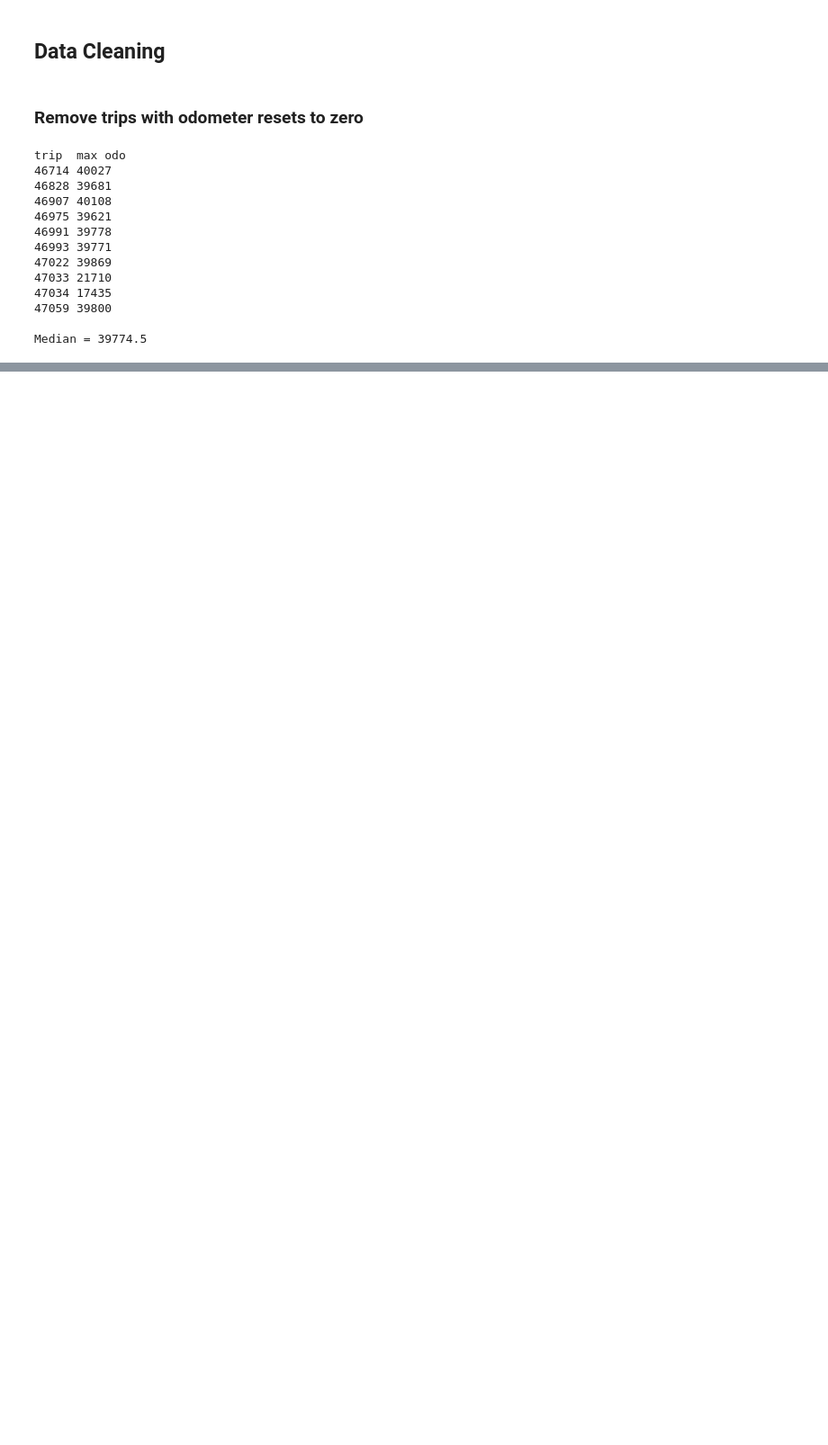
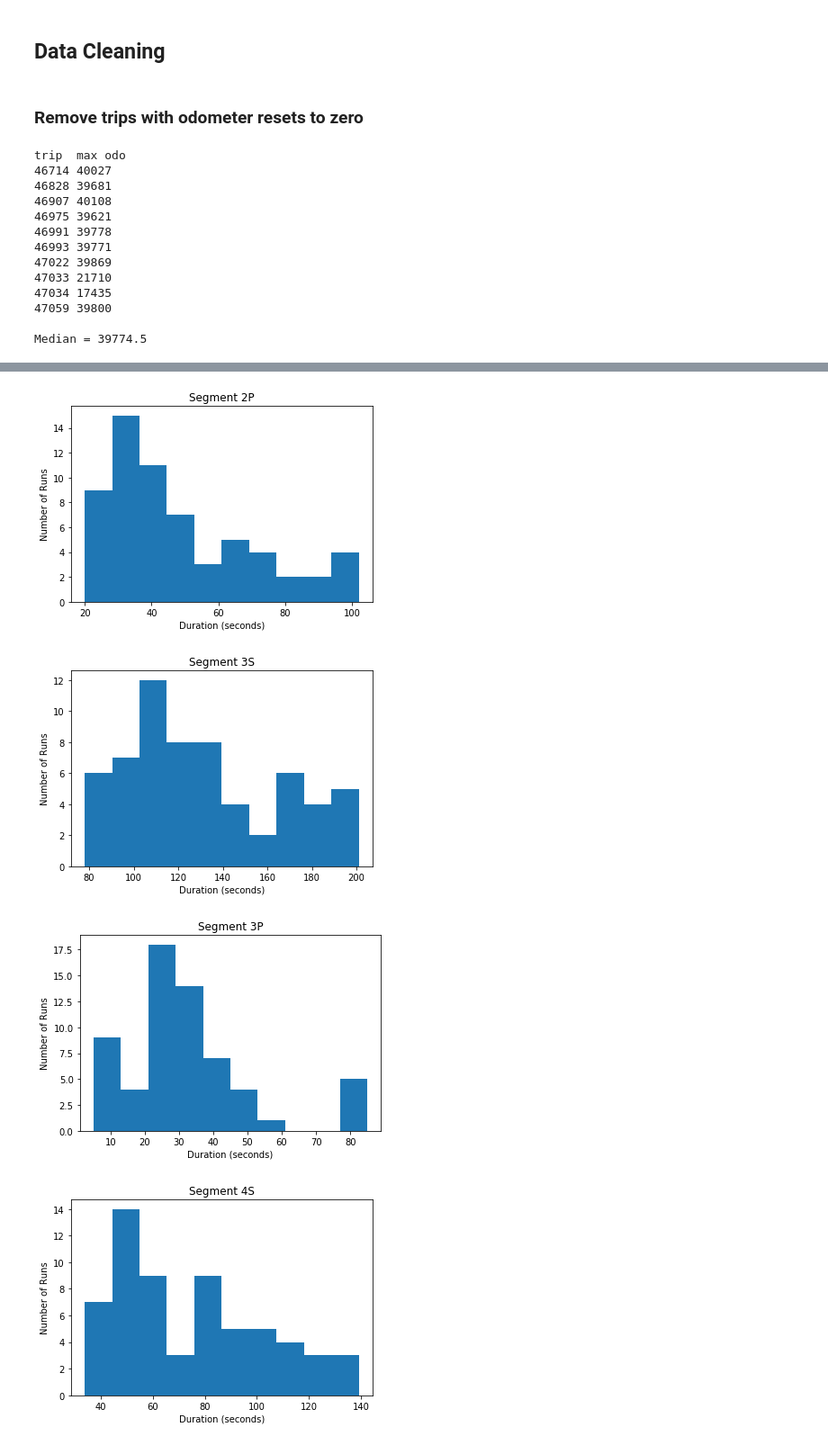
Before and after one commit to ehabebeid/ehabebeid.github.io, a Jupyter notebook: bus_avl/index.ipynb, the cells around one changed output, grey strips where cells are left out. Shown: that part at 90% size. Drawn from its saved outputs; the diff is of its cells as text; code cells hidden in the pictures; blank space fills up the shorter version.

```diff
--- a/bus_avl/index.ipynb
+++ b/bus_avl/index.ipynb
@@ -183,15 +255,0 @@ df.to_csv("bus_avl_cleaned.csv")
-# %%
-# Option 1: divide route by stop windows
-
-for name, group in df.groupby('route_run_id'):
-    for i, row in group.iterrows():
-        pass
-        #TODO
-        #link_id = "" (?)
-        #if link_id is blank, set link_id to some uid
-        #else if row has new stop window entry/exit: increment link_id
-
-        #update link_id column to link_id
-
-
-df.to_csv("bus_avl_linked.csv")
@@ -197,0 +323,22 @@ df.to_csv("bus_avl_linked.csv")
+# %%
+pp = pprint.PrettyPrinter()
+# pp.pprint(segments)
+
+segment_durations = {}
+for key, segment_list in segments.items():
+    for run in segment_list:
+        if not segment_durations.get(key):
+            segment_durations[key] = []
+        segment_durations[key].append(run['duration'])
+# %%
+for key, l in segment_durations.items():
+    pyplot.hist(l)
+    pyplot.title("Segment "+key)
+    pyplot.xlabel("Duration (seconds)")
+    pyplot.ylabel("Number of Runs")
+    pyplot.show()
+# %% [output]
+[figure, added]
+[figure, added]
+[figure, added]
+[figure, added]
```
Also changed, not shown: parts of 23 cells of this notebook.
